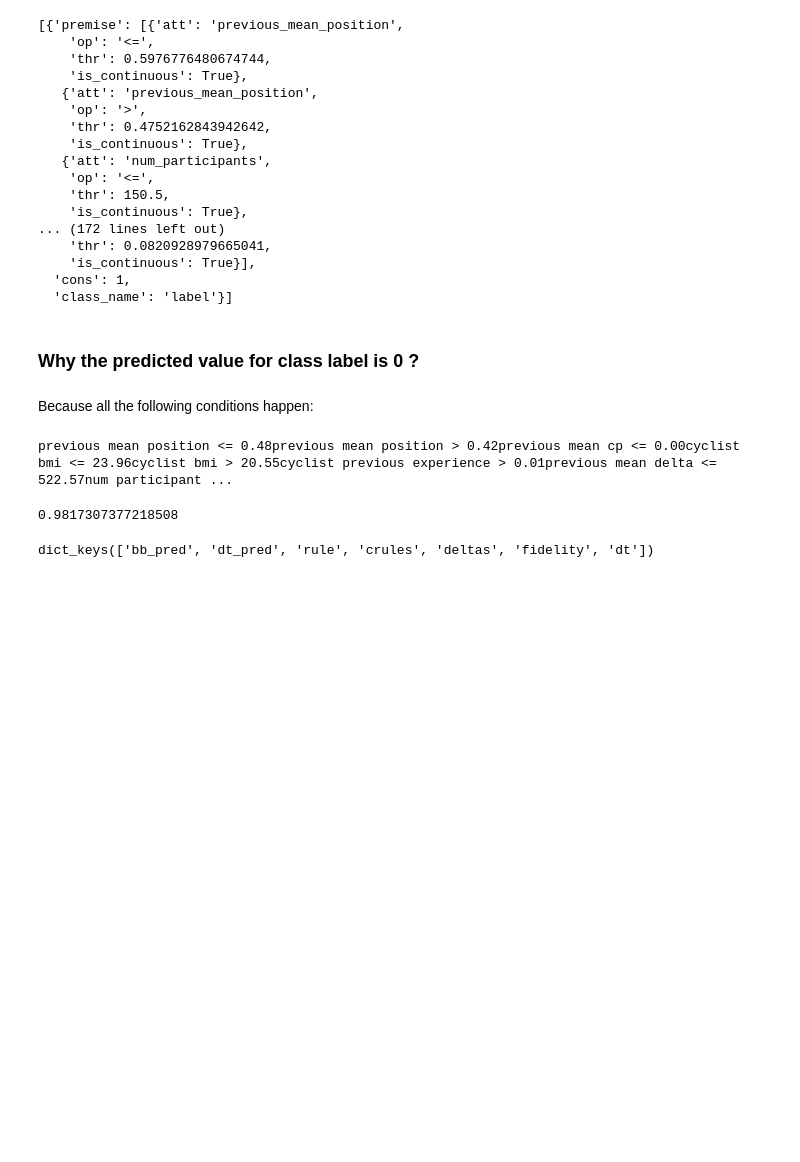
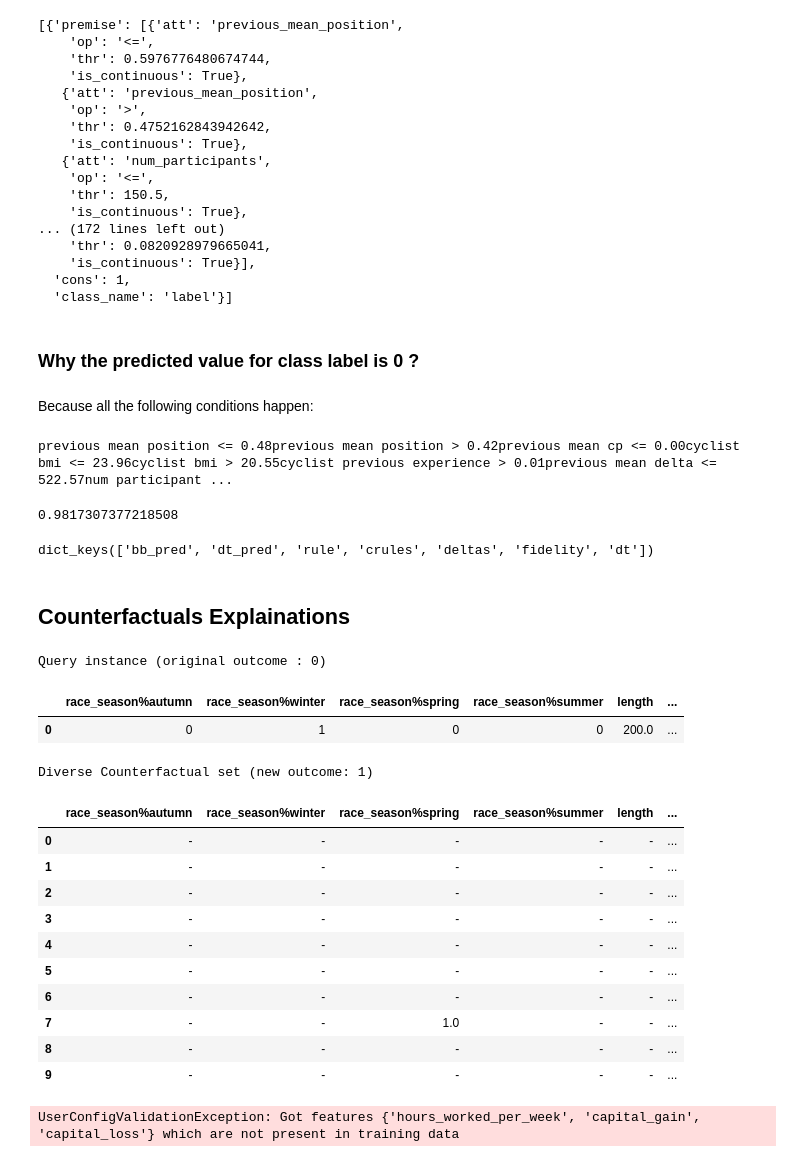
Before and after one commit to JacopoRaffi/DM_Project, a Jupyter notebook: TASK5/xai_undersampling.ipynb, the cells around one changed output. Cells and saved outputs as stored; diff of their text form; code cells hidden in the pictures; blank space fills up the shorter version.

Commit message:
todo: counterfactuals

```diff
--- a/TASK5/xai_undersampling.ipynb
+++ b/TASK5/xai_undersampling.ipynb
@@ -509,3 +511,65 @@ explanation.expDict["fidelity"]
 explanation.expDict.keys()
 # %% [output]
 dict_keys(['bb_pred', 'dt_pred', 'rule', 'crules', 'deltas', 'fidelity', 'dt'])
+# %% [markdown]
+## Counterfactuals Explainations
+# %%
+# need to convert data to the Dice format
+dice_train_dataset = dev_set.copy()
+dice_train_dataset["over_threshold"] = dev_label
+dice_dataset = dice_ml.Data(
+    dataframe=dice_train_dataset,
+    outcome_name="over_threshold",
+    continuous_features=dice_train_dataset.columns.tolist()[:-1]
+)
+
+dice_model = dice_ml.Model(
+    model=model,
+    backend="sklearn",  # dice supports several frameworks, e.g., pytorch, tensorflow
+)
+# %%
+# the Dice object interfaces the counterfactual search
+explanation_algorithm = dice_ml.Dice(
+    dice_dataset,
+    dice_model,
+    method="random"  # random search for counterfactuals
+    # method="gradient"  # gradient ASCent
+    # method="genetic"  # genetic algorithm for search
+)
+
+explanation = explanation_algorithm.generate_counterfactuals(
+    dice_train_dataset.head(1).drop("over_threshold", axis="columns"),
+    total_CFs=10,  # number of counterfactuals to generate
+)
+# %%
+explanation.visualize_as_dataframe(show_only_changes=True)
+# %% [output]
+Query instance (original outcome : 0)
+|  | race_season%autumn | race_season%winter | race_season%spring | race_season%summer | length | ... |
+| 0 | 0 | 1 | 0 | 0 | 200.0 | ... |
+Diverse Counterfactual set (new outcome: 1)
+|  | race_season%autumn | race_season%winter | race_season%spring | race_season%summer | length | ... |
+| 0 | - | - | - | - | - | ... |
+| 1 | - | - | - | - | - | ... |
+| 2 | - | - | - | - | - | ... |
+| 3 | - | - | - | - | - | ... |
+| 4 | - | - | - | - | - | ... |
+| 5 | - | - | - | - | - | ... |
+| 6 | - | - | - | - | - | ... |
+| 7 | - | - | 1.0 | - | - | ... |
+| 8 | - | - | - | - | - | ... |
+| 9 | - | - | - | - | - | ... |
+# %%
+#TODO CHANGE FEATURES
+
+explanation = explanation_algorithm.generate_counterfactuals(
+    dice_train_dataset.head(1).drop("over_threshold", axis="columns"),
+    total_CFs=10,  # number of counterfactuals to generate
+    permitted_range= {  # feature constraints
+        "capital_loss": [-0.217127, 0.0]
+    },
+    features_to_vary = ["hours_worked_per_week", "capital_loss", "capital_gain"],  # more feature constraints
+    stopping_threshold = 0.2
+)
+# %% [output]
+UserConfigValidationException: Got features {'hours_worked_per_week', 'capital_gain', 'capital_loss'} which are not present in training data
```
Also changed, not shown: parts of 4 cells of this notebook, 1 other file.
